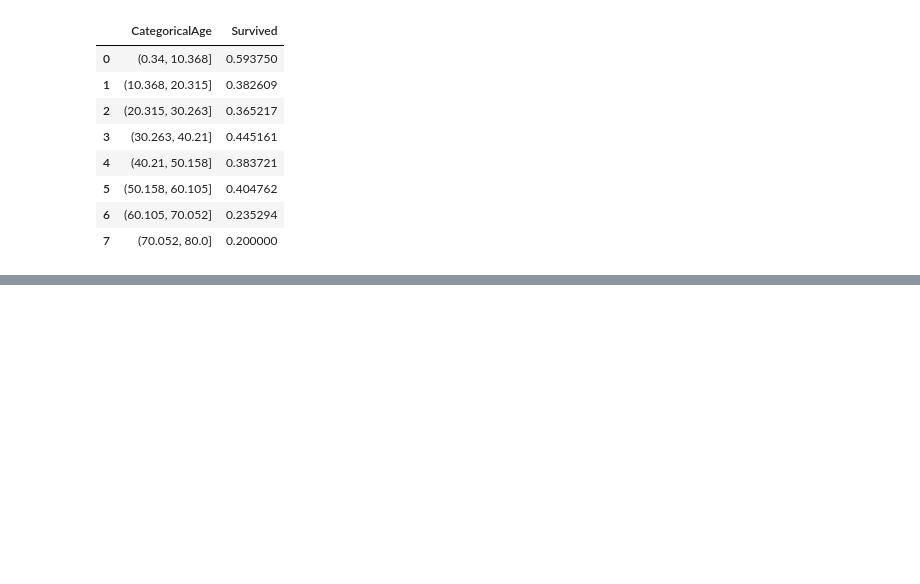
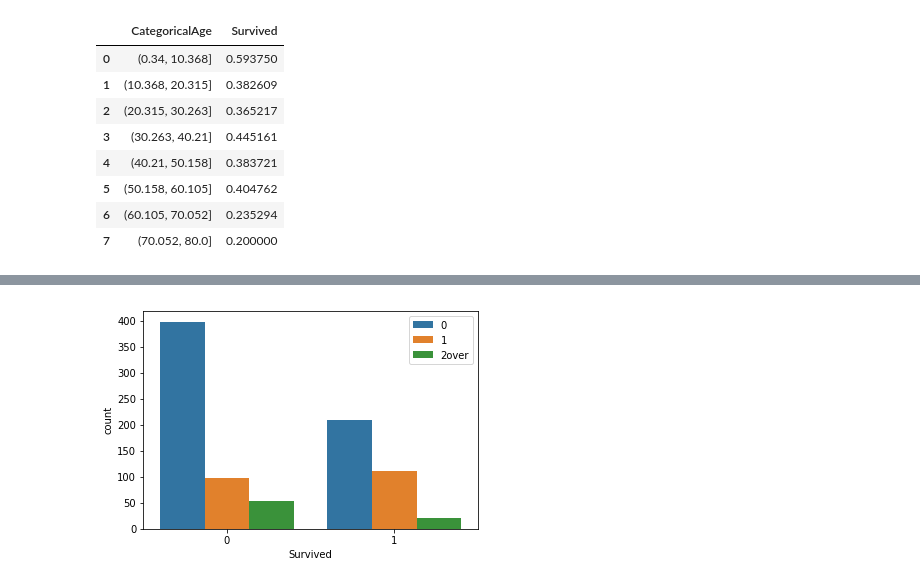
Before and after one commit to aki-06/kaggle_tutorial, a Jupyter notebook: kaggle_tutorial.ipynb, the cells around one changed output, grey strips where cells are left out. Saved outputs shown, nothing was run; the diff lists cells and outputs as text; code cells hidden in the pictures; blank space fills up the shorter version.

```diff
--- a/kaggle_tutorial.ipynb
+++ b/kaggle_tutorial.ipynb
@@ -199,0 +203,13 @@ sns.countplot(x='SibSp', )
+# %%
+# SibSpが0か1であればそのまま、2以上であれば2である特徴量SibSp0_1_2overを作成
+df_train['SibSp0_1_2over'] = [i if i <= 1 else 2 for i in df_train['SibSp']]
+
+# SibSp0_1_2overごとに集計し可視化
+sns.countplot(x='Survived', hue='SibSp0_1_2over', data=df_train)
+
+plt.legend(['0', '1', '2over'],loc = 'upper right')
+
+df_train[['SibSp0_1_2over', 'Survived']].groupby('SibSp0_1_2over').mean()
+plt.show()
+# %% [output]
+[figure, added]
```
Also changed, not shown: parts of 1 cell of this notebook.
